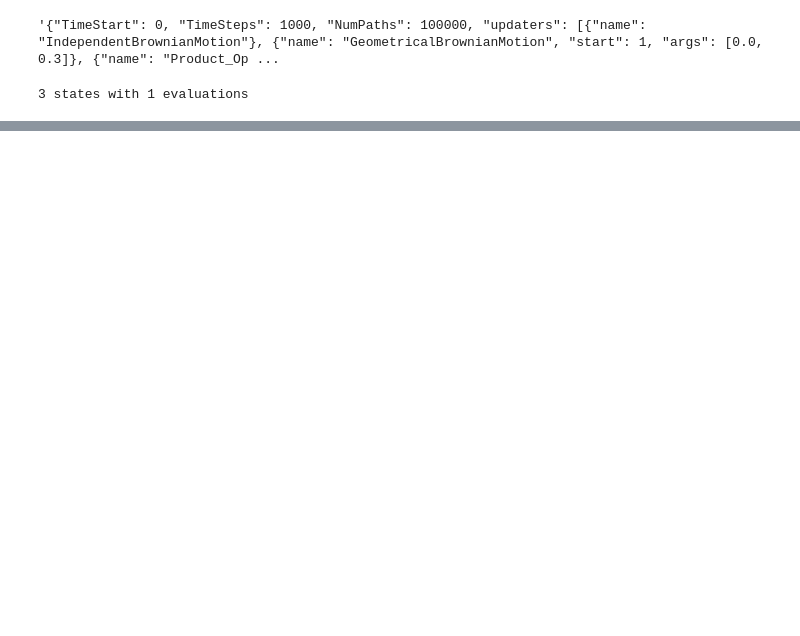
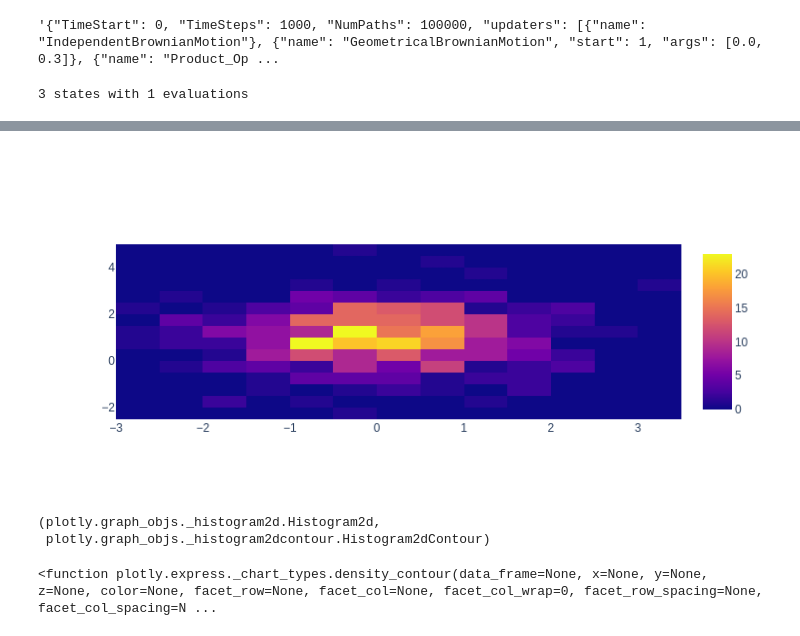
Before and after one commit to AlexanderZvyagin/MonteCarlo-SDK, a Jupyter notebook: python/t5_Histograms.ipynb, the cells around one changed output, grey strips where cells are left out. Drawn from its saved outputs; the diff is of its cells as text; code cells hidden in the pictures; blank space fills up the shorter version.

```diff
--- a/python/t5_Histograms.ipynb
+++ b/python/t5_Histograms.ipynb
@@ -67,0 +119,16 @@ results.df()
+# %%
+import plotly.graph_objects as go
+
+import numpy as np
+np.random.seed(1)
+
+x = np.random.randn(500)
+y = np.random.randn(500)+1
+
+fig = go.Figure(go.Histogram2d(
+        x=x,
+        y=y
+    ))
+fig.show()
+# %% [output]
+[figure, added]
@@ -67,0 +137,9 @@ results.df()
+# %%
+go.Histogram2d,go.Histogram2dContour
+# %% [output]
+(plotly.graph_objs._histogram2d.Histogram2d,
+ plotly.graph_objs._histogram2dcontour.Histogram2dContour)
+# %%
+px.density_contour
+# %% [output]
+<function plotly.express._chart_types.density_contour(data_frame=None, x=None, y=None, z=None, color=None, facet_row=None, facet_col=None, facet_col_wrap=0, facet_row_spacing=None, facet_col_spacing=N ...
```
Also changed, not shown: parts of 12 cells of this notebook, 1 other file.
